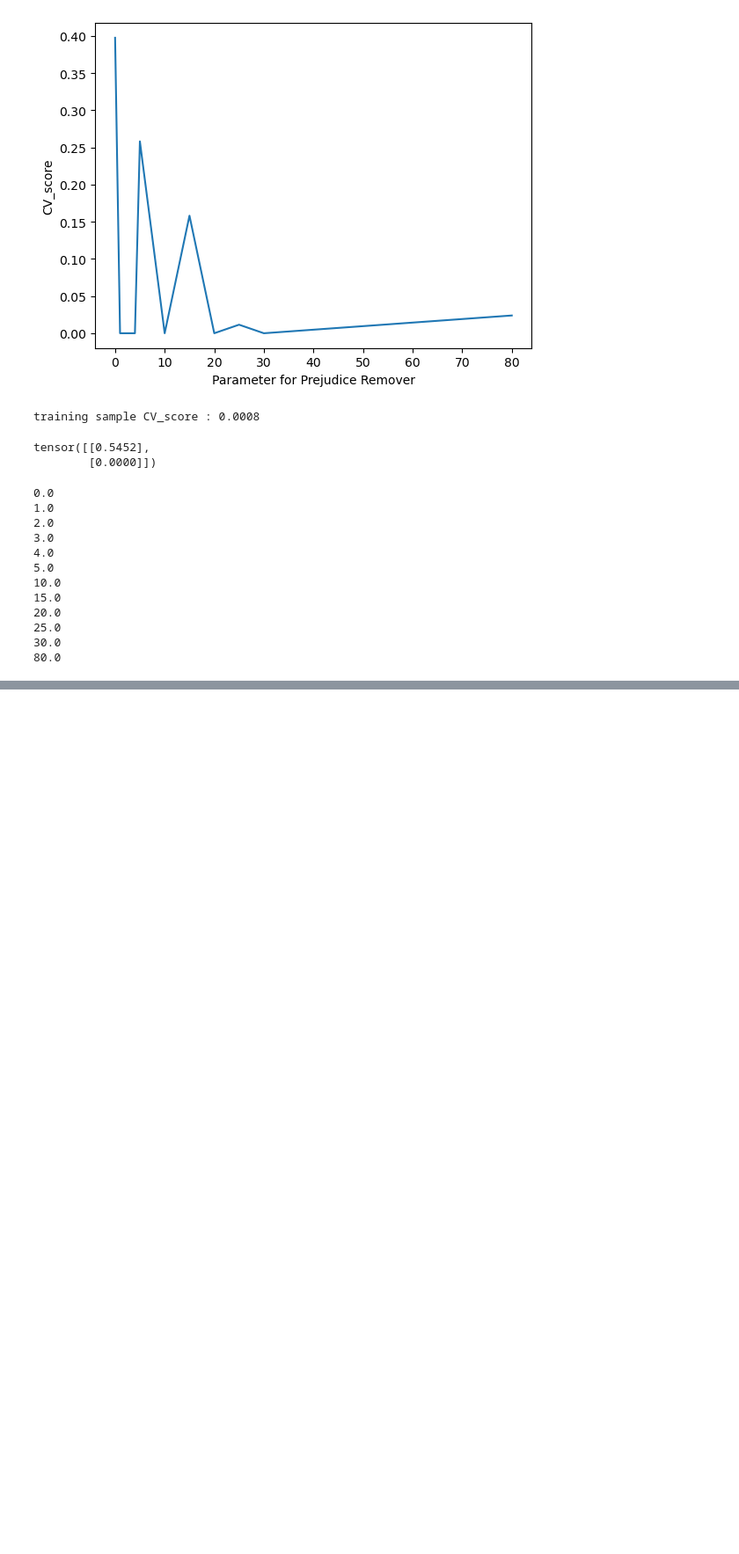
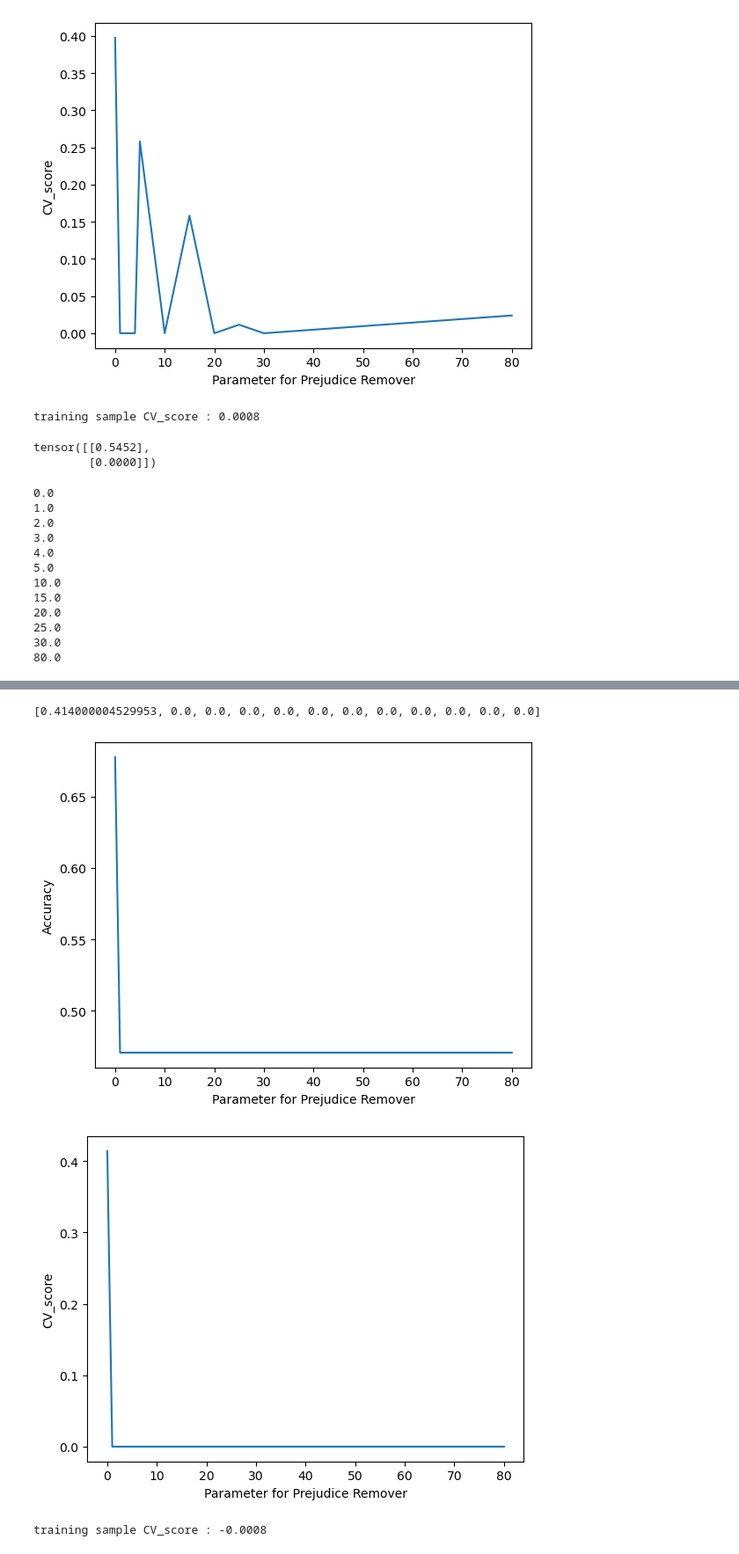
Before and after one commit to jojimmy1/BiasMitigation, a Jupyter notebook: In_processing_draft.ipynb, the cells around one changed output, grey strips where cells are left out. Shown: that part at 88% size. Cells and saved outputs as stored; diff of their text form; code cells hidden in the pictures; blank space fills up the shorter version.

```diff
--- a/In_processing_draft.ipynb
+++ b/In_processing_draft.ipynb
@@ -471,7 +477,7 @@ plt.show()
 ## student perf
 # %%
 
-X_train_female_st, X_test_female_st, y_train_female_st, y_test_female_st  = processing(student_perf, 'Family_Income', 'Exam_Score', 0)
-X_train_male_st, X_test_male_st, y_train_male_st, y_test_male_st  = processing(student_perf, 'Family_Income', 'Exam_Score', 1)
+X_train_female_st, X_test_female_st, y_train_female_st, y_test_female_st  = processing(student_perf_label, 'Family_Income', 'Exam_Score', 0)
+X_train_male_st, X_test_male_st, y_train_male_st, y_test_male_st  = processing(student_perf_label, 'Family_Income', 'Exam_Score', 1)
 # %%
 #student p:
@@ -534,7 +540,7 @@ plt.show()
 # %%
 #student_perf with gender:
 
-X_train_female_st, X_test_female_st, y_train_female_st, y_test_female_st  = processing(student_perf, 'Gender', 'Exam_Score', 0)
-X_train_male_st, X_test_male_st, y_train_male_st, y_test_male_st  = processing(student_perf, 'Gender', 'Exam_Score', 1)
+X_train_female_st, X_test_female_st, y_train_female_st, y_test_female_st  = processing(student_perf_label, 'Gender', 'Exam_Score', 0)
+X_train_male_st, X_test_male_st, y_train_male_st, y_test_male_st  = processing(student_perf_label, 'Gender', 'Exam_Score', 1)
 # %%
 #student p:
@@ -612,0 +653,12 @@ eta_accu
+# %%
+kiva_onehot= threshold(kiva_onehot, 'loan_amount')
+kiva_onehot_male = kiva_onehot.drop(columns='borrower_genders_female')
+kiva_onehot_female = kiva_onehot.drop(columns='borrower_genders_male')
+X_train_female_kiva, X_test_female_kiva, y_train_female_kiva, y_test_female_kiva  = processing(kiva_onehot_female, 'borrower_genders_female', 'loan_amount', 1)
+X_train_male_kiva, X_test_male_kiva, y_train_male_kiva, y_test_male_kiva  = processing(kiva_onehot_male, 'borrower_genders_male', 'loan_amount', 1)
+
+student_perf_onehot = threshold(student_perf_onehot, 'Exam_Score')
+student_perf_onehot_male = student_perf_onehot.drop(columns={'Gender_Female'})
+student_perf_onehot_female = student_perf_onehot.drop(columns={'Gender_Male'})
+X_train_female_st, X_test_female_st, y_train_female_st, y_test_female_st  = processing(student_perf_onehot_female, 'Gender_Female', 'Exam_Score', 1)
+X_train_male_st, X_test_male_st, y_train_male_st, y_test_male_st  = processing(student_perf_onehot_male, 'Gender_Male', 'Exam_Score', 1)
@@ -612,0 +692,14 @@ eta_accu
+# %%
+X_train_female_kiva_sample = X_train_female_kiva
+y_train_female_kiva_sample = y_train_female_kiva
+X_train_male_kiva_sample = X_train_male_kiva
+y_train_male_kiva_sample = y_train_male_kiva
+eta_accu = []
+eta_cvs = []
+eta_value = [0.0,1.0,2.0,3.0,4.0,5.0,10.0,15.0,20.0,25.0,30.0,80.0]
+for e in range(0,len(eta_value)):
+  PR = PRLR(eta = eta_value[e], epochs = 3000, lr = 0.01, flag = 0)
+  accv2 = t.tensor(PR.fit(X_train_female_kiva_sample,y_train_female_kiva_sample,X_train_male_kiva_sample,y_train_male_kiva_sample)).reshape(2,1)
+  eta_accu.append(accv2[0].item())
+  eta_cvs.append(accv2[1].item())
+  print(e)
@@ -612,0 +719,37 @@ eta_accu
+# %%
+eta_cvs
+# %% [output]
+[0.414000004529953, 0.0, 0.0, 0.0, 0.0, 0.0, 0.0, 0.0, 0.0, 0.0, 0.0, 0.0]
+# %%
+plt.plot(eta_value,eta_accu)
+plt.xlabel('Parameter for Prejudice Remover')
+plt.ylabel('Accuracy')
+plt.show()
+
+plt.plot(eta_value,eta_cvs)
+plt.xlabel('Parameter for Prejudice Remover')
+plt.ylabel('CV_score')
+plt.show()
+# %% [output]
+[figure, added]
+[figure, added]
+# %%
+#student perf:
+# CVscore: Calder-Verwer discrimination score
+# CV score on sample data: Pr[y=1 | S=0] - Pr[y=1 | S=1]
+# For sample training data
+
+#kiva:
+student_perf_onehot['Exam_Score'] = student_perf_onehot['Exam_Score'].astype(int)
+high_f = student_perf_onehot[(student_perf_onehot['Gender_Female'] == 1) & (student_perf_onehot['Exam_Score'] == 1)]
+pf = student_perf_onehot[(student_perf_onehot['Gender_Female'] == 1)]
+high_m = student_perf_onehot[(student_perf_onehot['Gender_Male'] == 1) & (student_perf_onehot['Exam_Score'] == 1)]
+pm = student_perf_onehot[(student_perf_onehot['Gender_Male'] == 1)]
+
+p_c1s1 = high_f.shape[0]/pf.shape[0]
+p_c1s0 = high_m.shape[0]/pm.shape[0]
+p_cs = p_c1s0 - p_c1s1
+
+print('training sample CV_score : %.4f' %( p_cs))
+# %% [output]
+training sample CV_score : -0.0008
```
Also changed, not shown: parts of 55 cells of this notebook.
